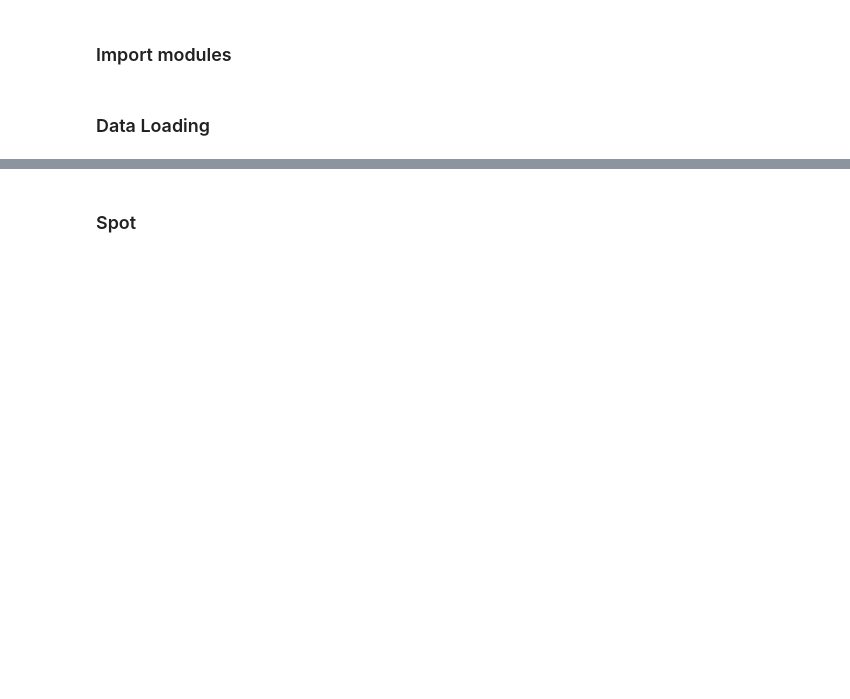
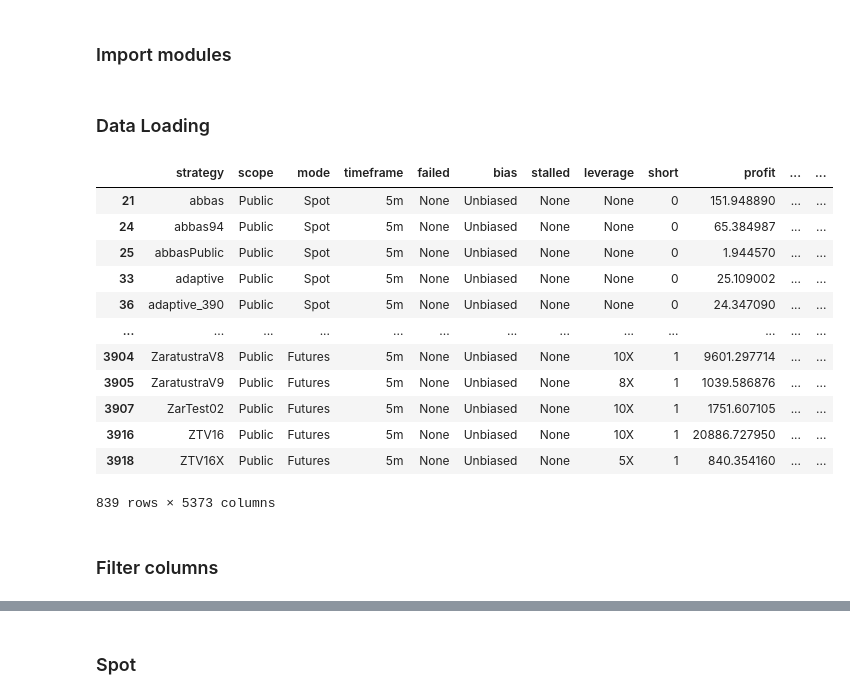
Before and after one commit to remiotore/freqtrade, a Jupyter notebook: strat-ninja.ipynb, the cells around one changed output, grey strips where cells are left out. Drawn from its saved outputs; the diff is of its cells as text; code cells hidden in the pictures; blank space fills up the shorter version.

```diff
--- a/strat-ninja.ipynb
+++ b/strat-ninja.ipynb
@@ -239,24 +240,37 @@ class StratNinja:
 # %% [markdown]
 ### Data Loading
 # %%
-if not os.path.exists('raw.csv'):
+if not os.path.exists('strategies_metadata.ndjson'):
     sn = StratNinja(
         file_path = "strategies",
         file_meta = "strategies_metadata.ndjson",
         save=True
     )
 
-    # Process specified strategies
-    # sn.process_strategies(['01_CombinedBinHAndClucV7_OPT', 'ZaratustraV13', 'NDrop_3',])
-
-    # Process all public strategies
     sn.get_public_strategies()
     sn.process_strategies(sn.publics)
 
     df = pandas.DataFrame(sn.metadata)
-    df.columns = df.columns.str.replace('[', '', regex=False)
-    df.to_csv('raw.csv')
-    df
+    df.to_json('strategies_metadata.ndjson', orient="records", lines=True)
 else:
-    df = pandas.read_csv('raw.csv')
-    df
+    df = pandas.read_json('strategies_metadata.ndjson', lines=True)
+
+df = df[df["bias"] == "Unbiased"]
+df = df[df["stalled"].isna()]
+df
+# %% [output]
+|  | strategy | scope | mode | timeframe | failed | bias | stalled | leverage | short | profit | ... | ... |
+| 21 | abbas | Public | Spot | 5m | None | Unbiased | None | None | 0 | 151.948890 | ... | ... |
+| 24 | abbas94 | Public | Spot | 5m | None | Unbiased | None | None | 0 | 65.384987 | ... | ... |
+| 25 | abbasPublic | Public | Spot | 5m | None | Unbiased | None | None | 0 | 1.944570 | ... | ... |
+| 33 | adaptive | Public | Spot | 5m | None | Unbiased | None | None | 0 | 25.109002 | ... | ... |
+| 36 | adaptive_390 | Public | Spot | 5m | None | Unbiased | None | None | 0 | 24.347090 | ... | ... |
+| ... | ... | ... | ... | ... | ... | ... | ... | ... | ... | ... | ... | ... |
+| 3904 | ZaratustraV8 | Public | Futures | 5m | None | Unbiased | None | 10X | 1 | 9601.297714 | ... | ... |
+| 3905 | ZaratustraV9 | Public | Futures | 5m | None | Unbiased | None | 8X | 1 | 1039.586876 | ... | ... |
+| 3907 | ZarTest02 | Public | Futures | 5m | None | Unbiased | None | 10X | 1 | 1751.607105 | ... | ... |
+| 3916 | ZTV16 | Public | Futures | 5m | None | Unbiased | None | 10X | 1 | 20886.727950 | ... | ... |
+| 3918 | ZTV16X | Public | Futures | 5m | None | Unbiased | None | 5X | 1 | 840.354160 | ... | ... |
+839 rows × 5373 columns
+# %% [markdown]
+### Filter columns
```
Also changed, not shown: parts of 6 cells of this notebook, 2 other files.
